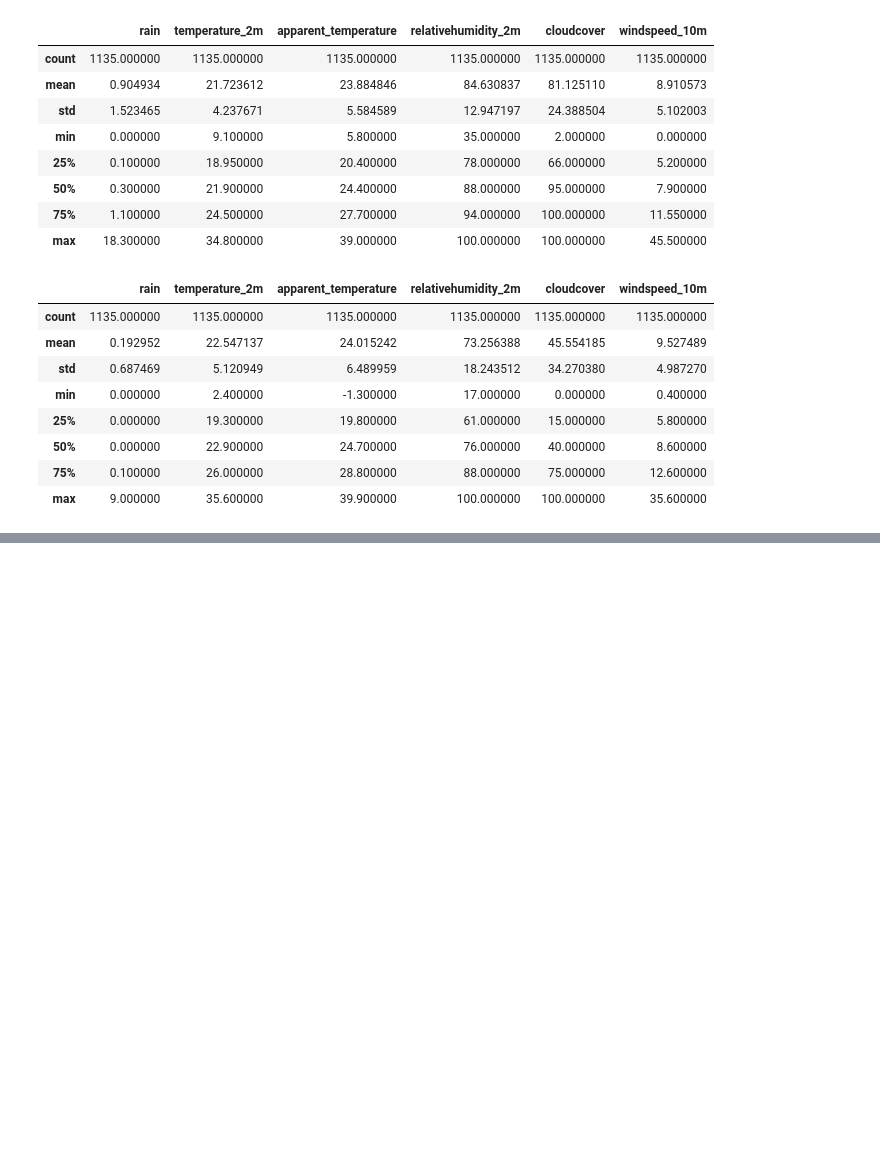
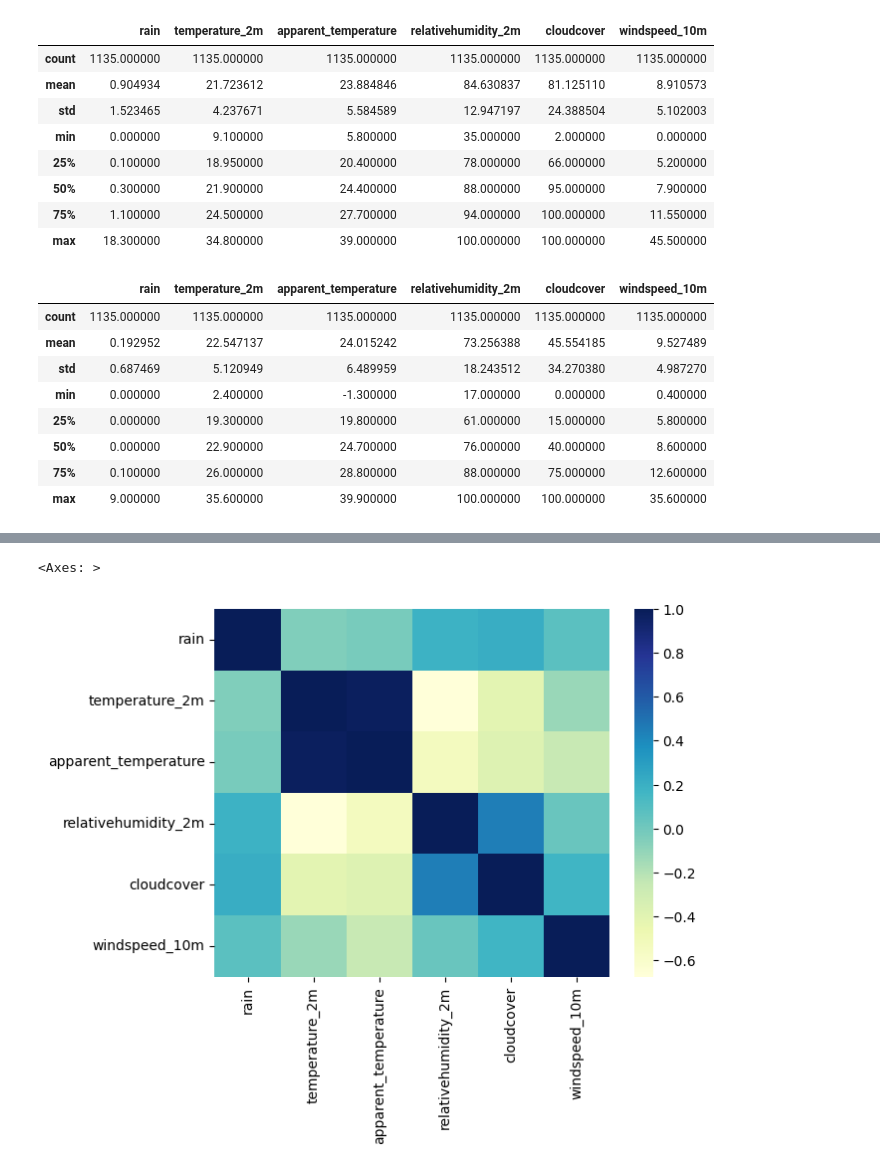
Before and after one commit to ciziks/traffic-accident-analysis, a Jupyter notebook: statistical_analysis.ipynb, the cells around one changed output, grey strips where cells are left out. Saved outputs shown, nothing was run; the diff lists cells and outputs as text; code cells hidden in the pictures; blank space fills up the shorter version.

```diff
--- a/statistical_analysis.ipynb
+++ b/statistical_analysis.ipynb
@@ -24,5 +26,5 @@ from scipy import stats
 # %%
-prf_rain_data = pd.read_csv("processed_data/prf_rain_data.csv", index_col=0)
+prf_rain_data = pd.read_csv("prf_rain_data.csv", index_col=0)
 prf_rain_data.columns
-prf_rain_data = prf_rain_data[['rain','temperature_2m','apparent_temperature','relativehumidity_2m','cloudcover','windspeed_10m']]
+prf_rain_data_tests = prf_rain_data[['rain','temperature_2m','apparent_temperature','relativehumidity_2m','cloudcover','windspeed_10m']]
 # %%
@@ -148,0 +155,3 @@ prf_not_rain_data.describe()
+# %%
+prf_rain_data_pca = prf_rain_data[['rain','temperature_2m','apparent_temperature','relativehumidity_2m','cloudcover','windspeed_10m']]
+prf_rain_data_pca.head()
@@ -148,0 +165,9 @@ prf_not_rain_data.describe()
+# %%
+corr = prf_rain_data_pca.corr()
+
+sns.heatmap(corr,
+        xticklabels=corr.columns,
+        yticklabels=corr.columns, cmap="YlGnBu")
+# %% [output]
+<Axes: >
+[figure, added]
```
Also changed, not shown: parts of 34 cells of this notebook.
